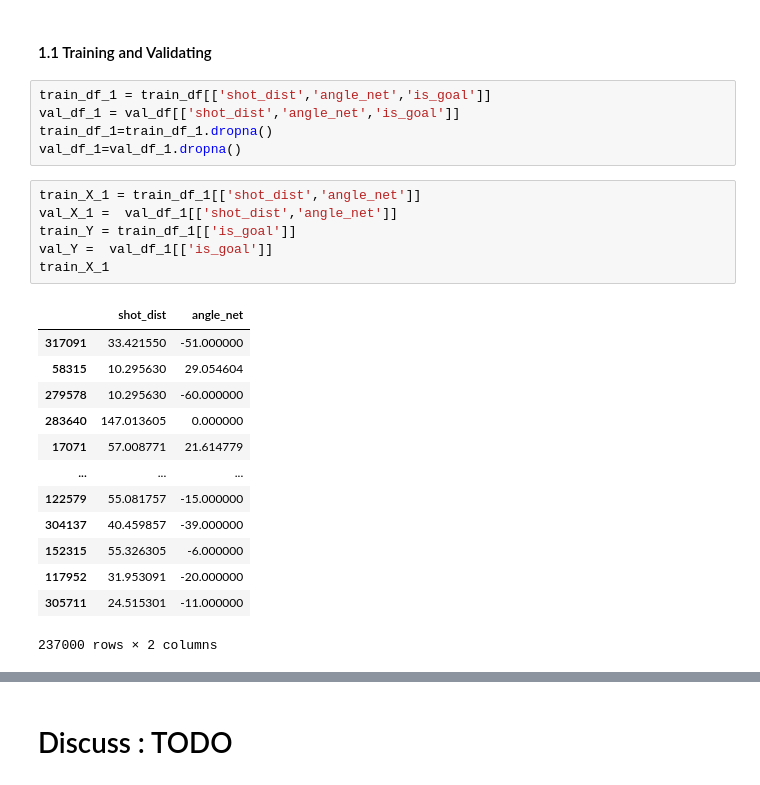
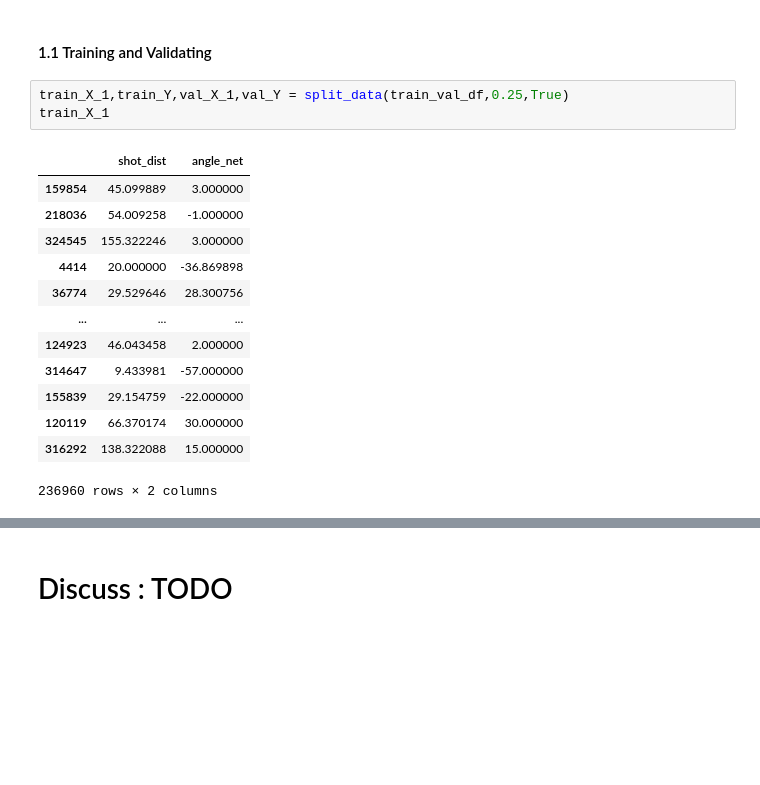
Before and after one commit to hfereidouni/DataScience, a Jupyter notebook: Milestone2/AdvancedModel.ipynb, the cells around one changed output, grey strips where cells are left out. Saved outputs shown, nothing was run; the diff lists cells and outputs as text; blank space fills up the shorter version.

```diff
--- a/Milestone2/AdvancedModel.ipynb
+++ b/Milestone2/AdvancedModel.ipynb
@@ -80,31 +69,23 @@ train_df, val_df = train_test_split(train_val_df, test_size=0.25,random_state=0)
 ### 1. Train with only **Distance** and **Angle**
 # %% [markdown]
 #### 1.1 Training and Validating
-# %%
-train_df_1 = train_df[['shot_dist','angle_net','is_goal']]
-val_df_1 = val_df[['shot_dist','angle_net','is_goal']]
-train_df_1=train_df_1.dropna()
-val_df_1=val_df_1.dropna()
-# %%
-train_X_1 = train_df_1[['shot_dist','angle_net']]
-val_X_1 =  val_df_1[['shot_dist','angle_net']]
-train_Y = train_df_1[['is_goal']]
-val_Y =  val_df_1[['is_goal']]
-train_X_1
-# %% [output]
-|  | shot_dist | angle_net |
-| 317091 | 33.421550 | -51.000000 |
-| 58315 | 10.295630 | 29.054604 |
-| 279578 | 10.295630 | -60.000000 |
-| 283640 | 147.013605 | 0.000000 |
-| 17071 | 57.008771 | 21.614779 |
-| ... | ... | ... |
-| 122579 | 55.081757 | -15.000000 |
-| 304137 | 40.459857 | -39.000000 |
-| 152315 | 55.326305 | -6.000000 |
-| 117952 | 31.953091 | -20.000000 |
-| 305711 | 24.515301 | -11.000000 |
-237000 rows × 2 columns
+# %%
+train_X_1,train_Y,val_X_1,val_Y = split_data(train_val_df,0.25,True)
+train_X_1
+# %% [output]
+|  | shot_dist | angle_net |
+| 159854 | 45.099889 | 3.000000 |
+| 218036 | 54.009258 | -1.000000 |
+| 324545 | 155.322246 | 3.000000 |
+| 4414 | 20.000000 | -36.869898 |
+| 36774 | 29.529646 | 28.300756 |
+| ... | ... | ... |
+| 124923 | 46.043458 | 2.000000 |
+| 314647 | 9.433981 | -57.000000 |
+| 155839 | 29.154759 | -22.000000 |
+| 120119 | 66.370174 | 30.000000 |
+| 316292 | 138.322088 | 15.000000 |
+236960 rows × 2 columns
 # %%
 xgboost1= XGBClassifier()
 xgboost1.fit(train_X_1, train_Y)
```
Also changed, not shown: parts of 24 cells of this notebook, 4 other files.
